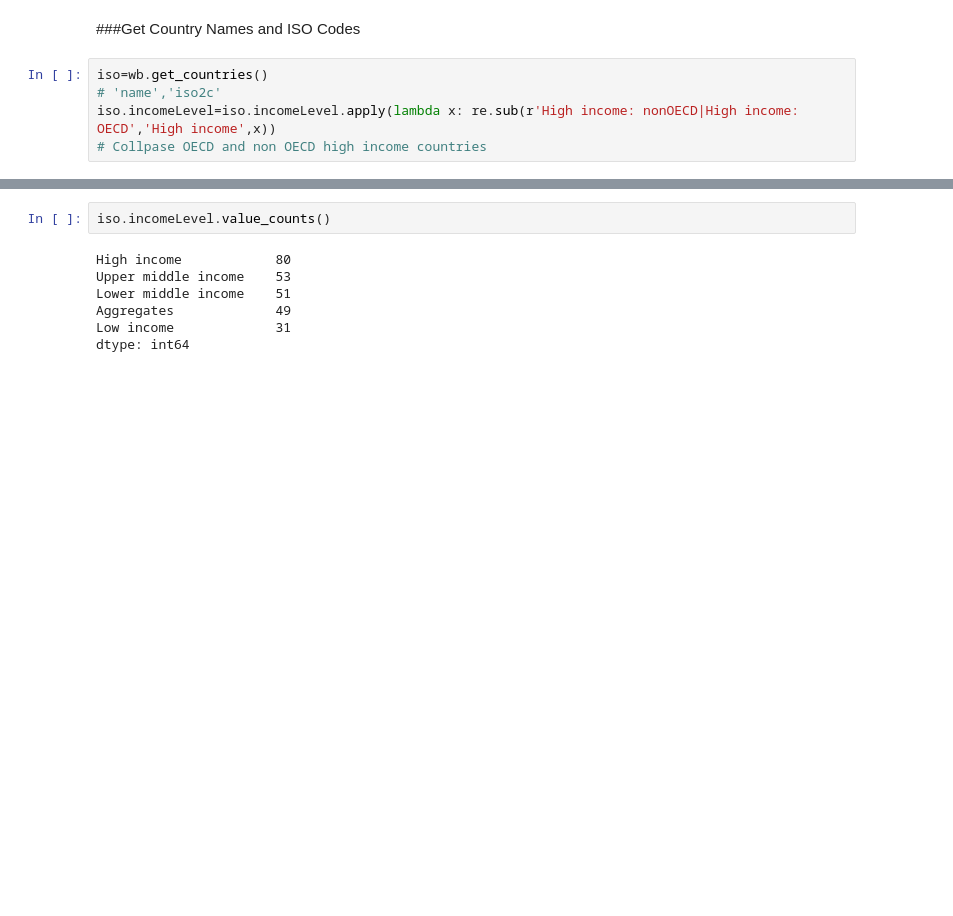
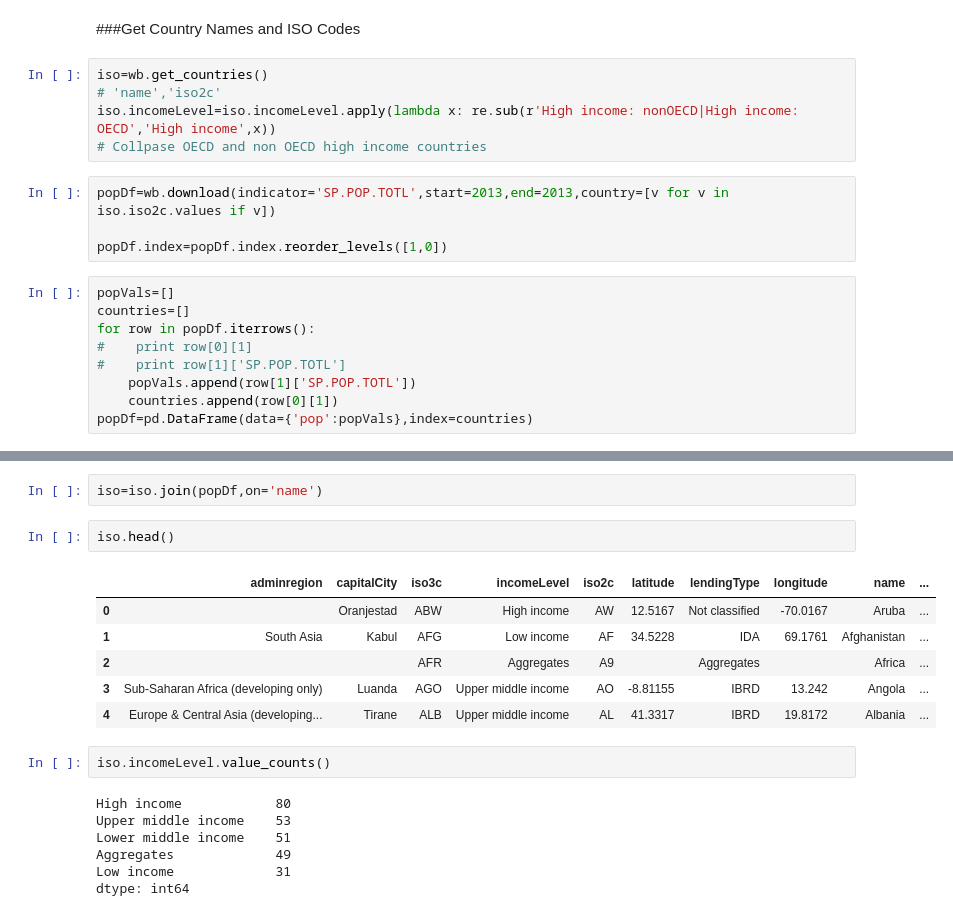
Before and after one commit to alexrutherford/caida, a Jupyter notebook: parse_as_geo.ipynb, the cells around one changed output, grey strips where cells are left out. Cells and saved outputs as stored; diff of their text form; blank space fills up the shorter version.

```diff
--- a/parse_as_geo.ipynb
+++ b/parse_as_geo.ipynb
@@ -50,3 +50,16 @@ iso=wb.get_countries()
 # 'name','iso2c'
 iso.incomeLevel=iso.incomeLevel.apply(lambda x: re.sub(r'High income: nonOECD|High income: OECD','High income',x))
 # Collpase OECD and non OECD high income countries
+# %%
+popDf=wb.download(indicator='SP.POP.TOTL',start=2013,end=2013,country=[v for v in iso.iso2c.values if v])
+
+popDf.index=popDf.index.reorder_levels([1,0])
+# %%
+popVals=[]
+countries=[]
+for row in popDf.iterrows():
+#    print row[0][1]
+#    print row[1]['SP.POP.TOTL']
+    popVals.append(row[1]['SP.POP.TOTL'])
+    countries.append(row[0][1])
+popDf=pd.DataFrame(data={'pop':popVals},index=countries)
@@ -53,3 +75,14 @@ iso.incomeLevel=iso.incomeLevel.apply(lambda x: re.sub(r'High income: nonOECD|Hi
+# %%
+iso=iso.join(popDf,on='name')
+# %%
+iso.head()
+# %% [output]
+|  | adminregion | capitalCity | iso3c | incomeLevel | iso2c | latitude | lendingType | longitude | name | ... |
+| 0 |  | Oranjestad | ABW | High income | AW | 12.5167 | Not classified | -70.0167 | Aruba | ... |
+| 1 | South Asia | Kabul | AFG | Low income | AF | 34.5228 | IDA | 69.1761 | Afghanistan | ... |
+| 2 |  |  | AFR | Aggregates | A9 |  | Aggregates |  | Africa | ... |
+| 3 | Sub-Saharan Africa (developing only) | Luanda | AGO | Upper middle income | AO | -8.81155 | IBRD | 13.242 | Angola | ... |
+| 4 | Europe & Central Asia (developing... | Tirane | ALB | Upper middle income | AL | 41.3317 | IBRD | 19.8172 | Albania | ... |
 # %%
 iso.incomeLevel.value_counts()
 # %% [output]
```
Also changed, not shown: parts of 11 cells of this notebook.
